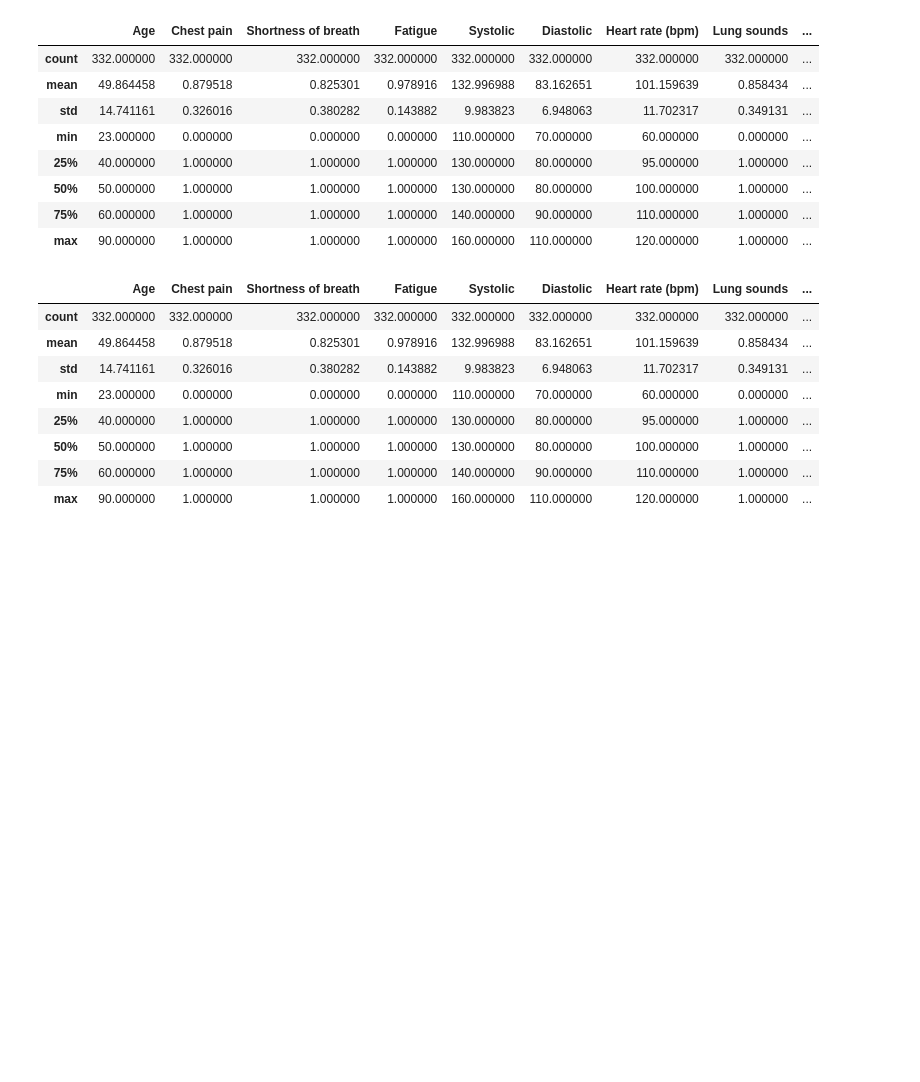
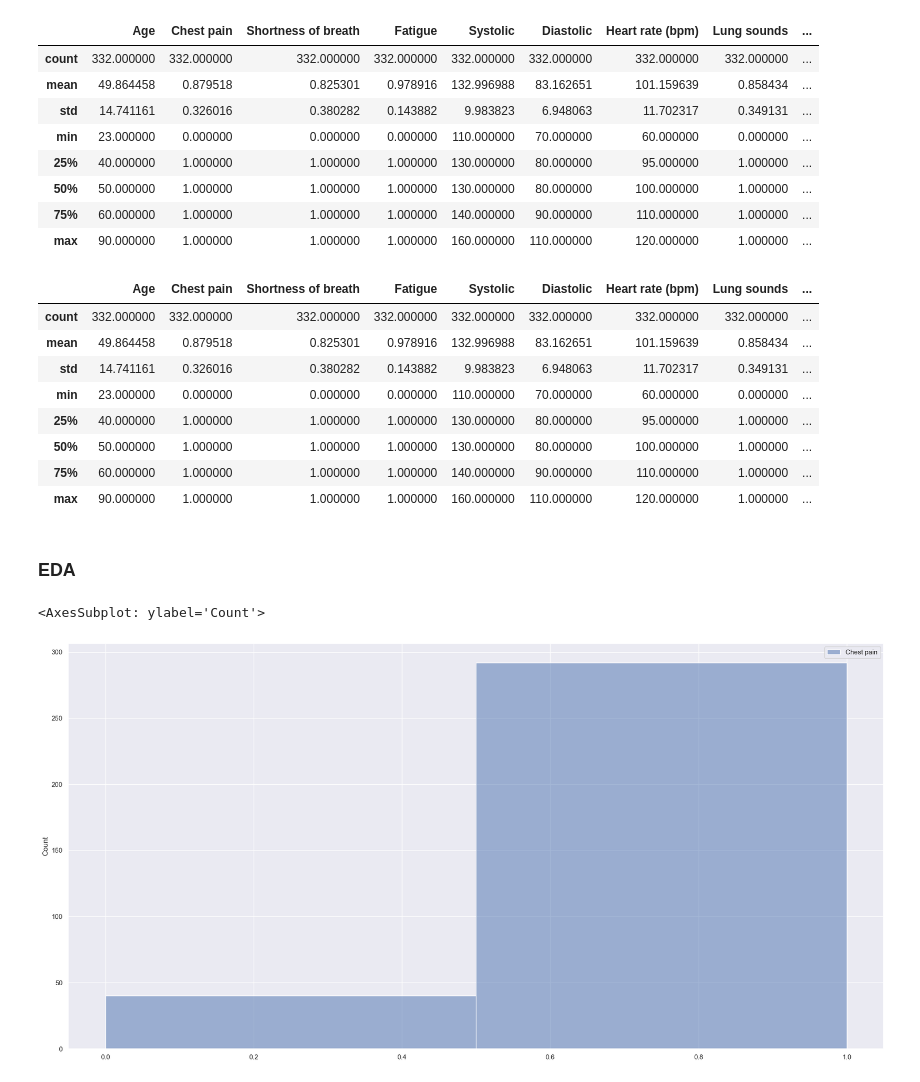
Before and after one commit to Lijiaqian1/SC1015, a Jupyter notebook: Heart_Disease.ipynb, the cells around one changed output. Cells and saved outputs as stored; diff of their text form; code cells hidden in the pictures; blank space fills up the shorter version.

```diff
--- a/Heart_Disease.ipynb
+++ b/Heart_Disease.ipynb
@@ -47,8 +53,8 @@ memory usage: 128.0+ KB
 # %% [markdown]
 ### Data Cleaning
 # %%
-#drop irrelevant columns - Name, Medication, Treatments
-heartdata = heartdata.drop(columns=['Name', 'Medications', 'Treatment'])
+#drop irrelevant columns - Name, Treatments
+heartdata = heartdata.drop(columns=['Name', 'Treatment'])
 # %%
 heartdata.info()
 # %% [output]
@@ -328,3 +334,5 @@ heartdata.describe()
 | 50% | 50.000000 | 1.000000 | 1.000000 | 1.000000 | 130.000000 | 80.000000 | 100.000000 | 1.000000 | ... |
 | 75% | 60.000000 | 1.000000 | 1.000000 | 1.000000 | 140.000000 | 90.000000 | 110.000000 | 1.000000 | ... |
 | max | 90.000000 | 1.000000 | 1.000000 | 1.000000 | 160.000000 | 110.000000 | 120.000000 | 1.000000 | ... |
+# %% [markdown]
+### EDA
@@ -330,0 +343,9 @@ heartdata.describe()
+# %%
+dataNum = heartdata.select_dtypes(include = np.int64)
+# %%
+chestpain = pd.DataFrame(dataNum['Chest pain'])
+f = plt.figure(figsize=(24, 12))
+sb.histplot(data=chestpain, bins=2)
+# %% [output]
+<AxesSubplot: ylabel='Count'>
+[figure, added]
```
Also changed, not shown: parts of 9 cells of this notebook.
